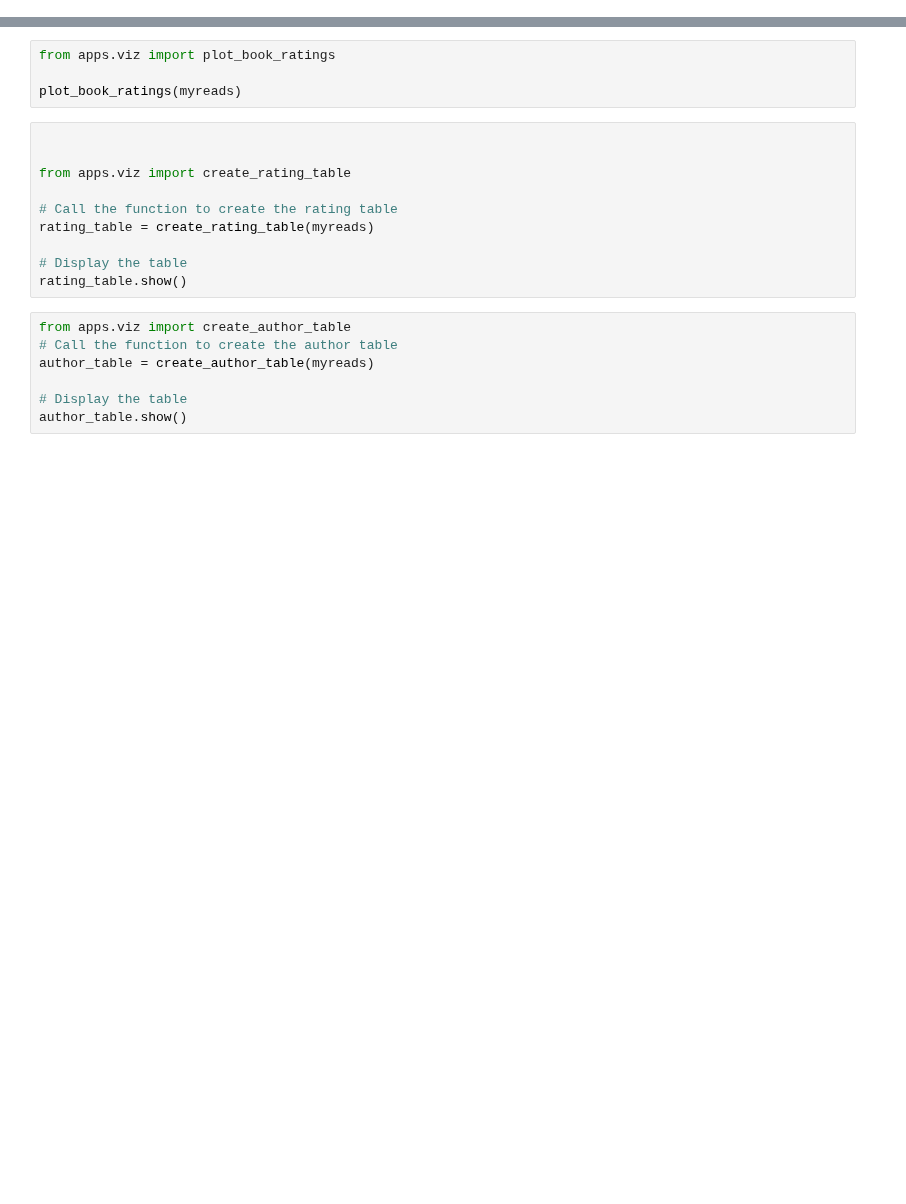
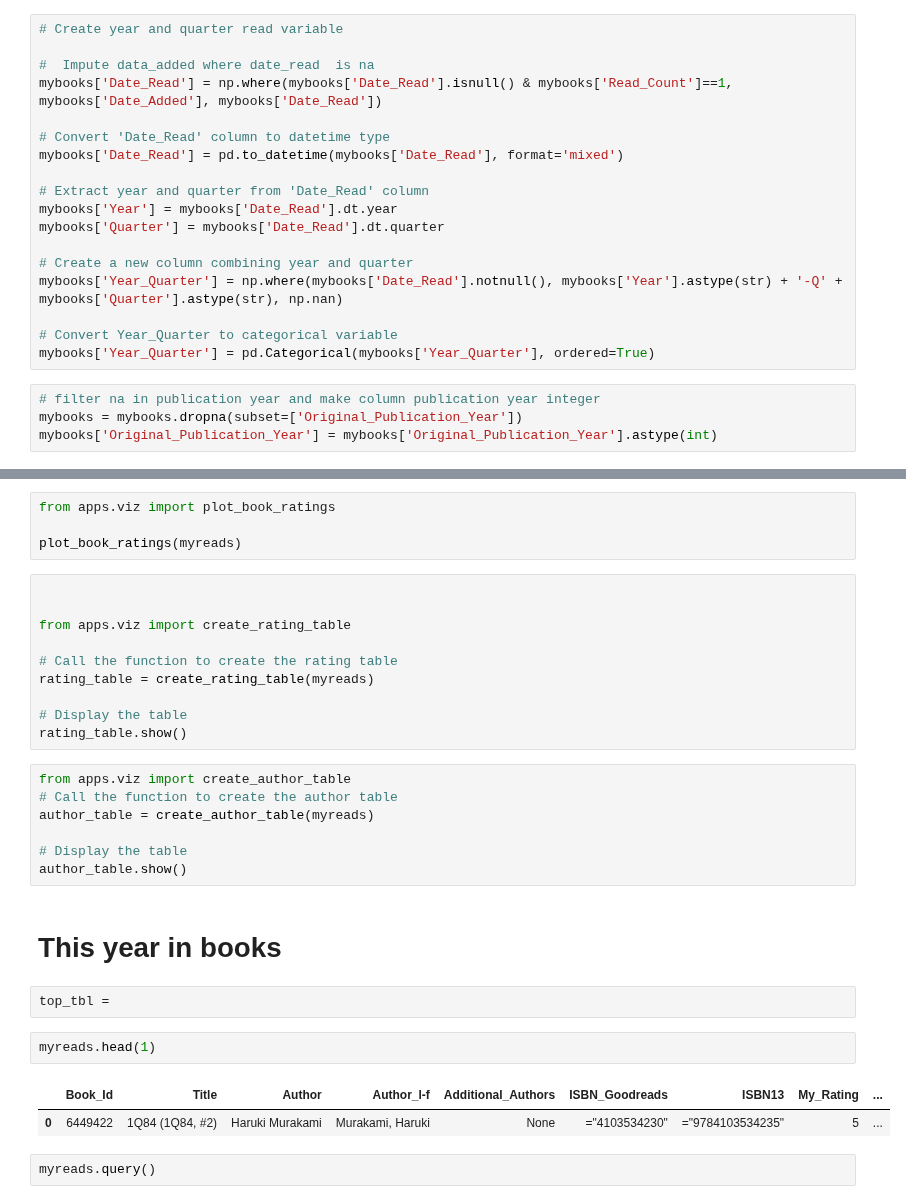
Before and after one commit to lalelisealstad/mybook-dashboard, a Jupyter notebook: analysis.ipynb, the cells around one changed output, grey strips where cells are left out. Saved outputs shown, nothing was run; the diff lists cells and outputs as text; blank space fills up the shorter version.

```diff
--- a/analysis.ipynb
+++ b/analysis.ipynb
@@ -62,0 +73,22 @@ mybooks['Page_Cat'] = pd.Categorical(mybooks['Page_Cat'], categories=category_or
+# %%
+# Create year and quarter read variable
+
+#  Impute data_added where date_read  is na
+mybooks['Date_Read'] = np.where(mybooks['Date_Read'].isnull() & mybooks['Read_Count']==1, mybooks['Date_Added'], mybooks['Date_Read'])
+
+# Convert 'Date_Read' column to datetime type
+mybooks['Date_Read'] = pd.to_datetime(mybooks['Date_Read'], format='mixed')
+
+# Extract year and quarter from 'Date_Read' column
+mybooks['Year'] = mybooks['Date_Read'].dt.year
+mybooks['Quarter'] = mybooks['Date_Read'].dt.quarter
+
+# Create a new column combining year and quarter
+mybooks['Year_Quarter'] = np.where(mybooks['Date_Read'].notnull(), mybooks['Year'].astype(str) + '-Q' + mybooks['Quarter'].astype(str), np.nan)
+
+# Convert Year_Quarter to categorical variable
+mybooks['Year_Quarter'] = pd.Categorical(mybooks['Year_Quarter'], ordered=True)
+# %%
+# filter na in publication year and make column publication year integer
+mybooks = mybooks.dropna(subset=['Original_Publication_Year'])
+mybooks['Original_Publication_Year'] = mybooks['Original_Publication_Year'].astype(int)
@@ -156,3 +203,14 @@ author_table = create_author_table(myreads)
 
 # Display the table
 author_table.show()
+# %% [markdown]
+# This year in books
+# %%
+top_tbl =
+# %%
+myreads.head(1)
+# %% [output]
+|  | Book_Id | Title | Author | Author_l-f | Additional_Authors | ISBN_Goodreads | ISBN13 | My_Rating | ... |
+| 0 | 6449422 | 1Q84 (1Q84, #2) | Haruki Murakami | Murakami, Haruki | None | ="4103534230" | ="9784103534235" | 5 | ... |
+# %%
+myreads.query()
```
Also changed, not shown: parts of 8 cells of this notebook, 2 other files.
